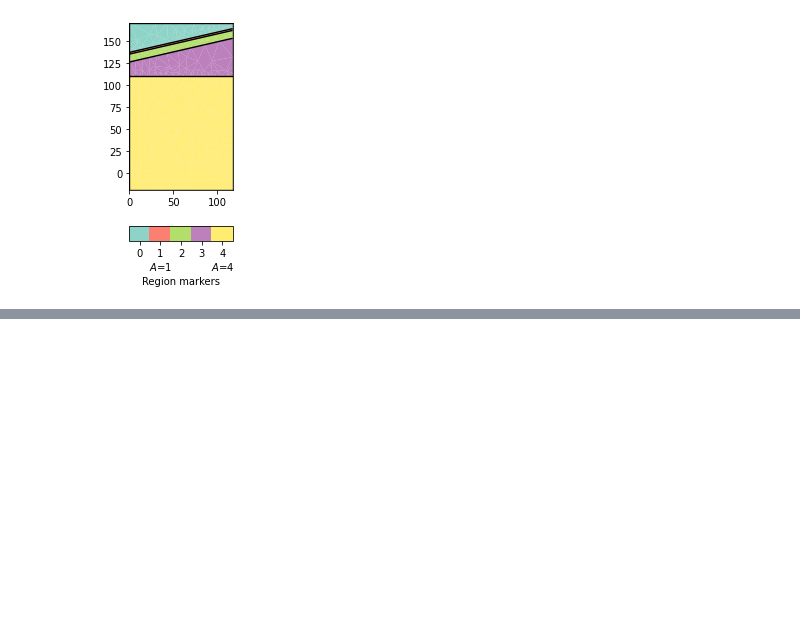
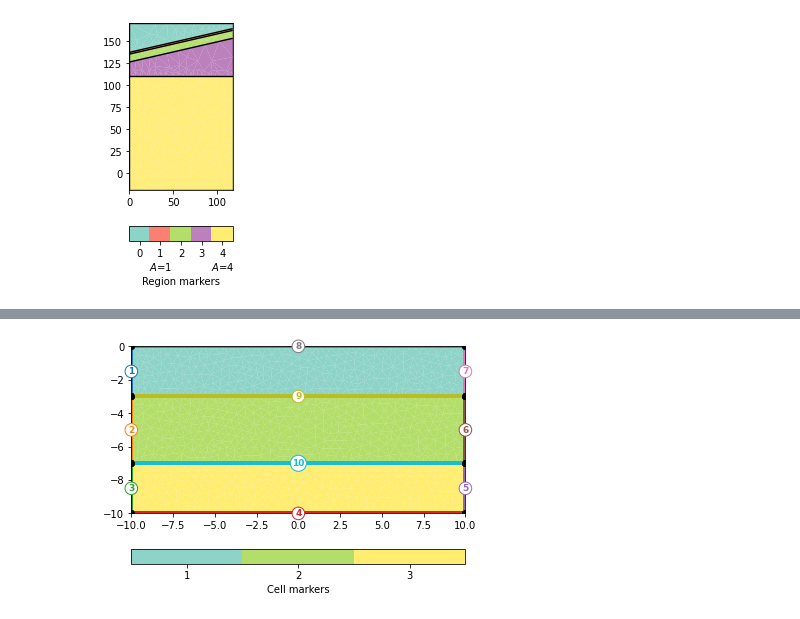
Before and after one commit to soldfield/heatflow, a Jupyter notebook: pg_testing.ipynb, the cells around one changed output, grey strips where cells are left out. Cells and saved outputs as stored; diff of their text form; code cells hidden in the pictures; blank space fills up the shorter version.

```diff
--- a/pg_testing.ipynb
+++ b/pg_testing.ipynb
@@ -238,0 +265,9 @@ pg.show(mesh)
+# %%
+import pygimli as pg
+import pygimli.meshtools as mt
+world = mt.createWorld(start=[-10, 0], end=[10, -10],
+                       layers=[-3, -7], worldMarker=False)
+mesh3 = mt.createMesh(world, quality=32, area=0.2, smooth=[1, 10])
+_ = pg.viewer.showMesh(mesh3, markers=True)
+# %% [output]
+[figure, added]
```
Also changed, not shown: parts of 26 cells of this notebook, 9 other files.
